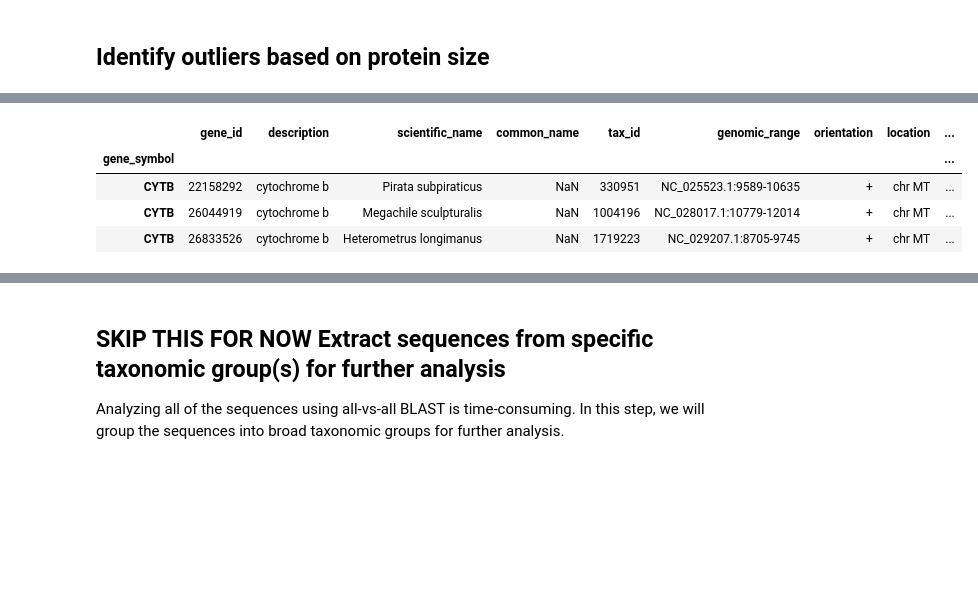
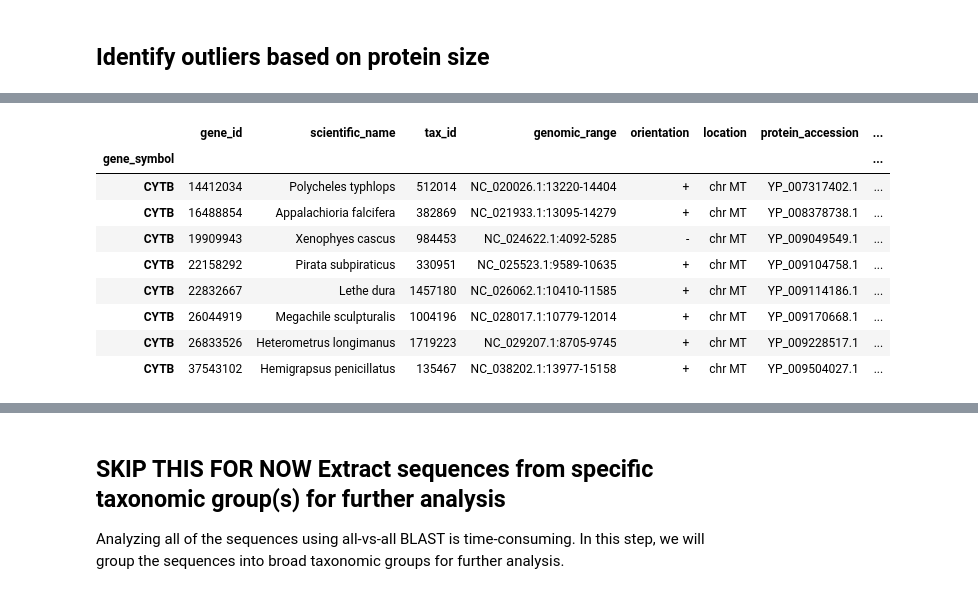
Before and after one commit to NCBI-Codeathons/Marker-Gene-Validator, a Jupyter notebook: marker_gene.ipynb, the cells around one changed output, grey strips where cells are left out. Cells and saved outputs as stored; diff of their text form; code cells hidden in the pictures; blank space fills up the shorter version.

```diff
--- a/marker_gene.ipynb
+++ b/marker_gene.ipynb
@@ -71,5 +88,6 @@ display(df.sort_values(by=['Count'], ascending=False))
 # %%
 pd.set_option('display.max_rows', 500)
 data_table_df = pd.read_csv(data_table, sep='\t', index_col=1)
+data_table_df.drop(['description', 'common_name', 'gene_type', 'transcript_accession', 'transcript_name', 'transcript_length', 'transcript_cds_coords', 'isoform_name'], axis=1, inplace=True)
 data_table_df.head(500)
 # %% [output]
@@ -111,10 +131,15 @@ data_table_df.plot(kind='bar', y='protein_length', figsize=(9,6))
 # %%
 #identify sequences outside of length range for analsysis
-wronglength = data_table_df.loc[(data_table_df['protein_length'] < 350) | (data_table_df['protein_length'] > 400)]
+wronglength = data_table_df.loc[(data_table_df['protein_length'] < 350) | (data_table_df['protein_length'] > 390)]
 wronglength
 # %% [output]
-|  | gene_id | description | scientific_name | common_name | tax_id | genomic_range | orientation | location | ... |
-| gene_symbol |  |  |  |  |  |  |  |  | ... |
-| CYTB | 22158292 | cytochrome b | Pirata subpiraticus | NaN | 330951 | NC_025523.1:9589-10635 | + | chr MT | ... |
-| CYTB | 26044919 | cytochrome b | Megachile sculpturalis | NaN | 1004196 | NC_028017.1:10779-12014 | + | chr MT | ... |
-| CYTB | 26833526 | cytochrome b | Heterometrus longimanus | NaN | 1719223 | NC_029207.1:8705-9745 | + | chr MT | ... |
+|  | gene_id | scientific_name | tax_id | genomic_range | orientation | location | protein_accession | ... |
+| gene_symbol |  |  |  |  |  |  |  | ... |
+| CYTB | 14412034 | Polycheles typhlops | 512014 | NC_020026.1:13220-14404 | + | chr MT | YP_007317402.1 | ... |
+| CYTB | 16488854 | Appalachioria falcifera | 382869 | NC_021933.1:13095-14279 | + | chr MT | YP_008378738.1 | ... |
+| CYTB | 19909943 | Xenophyes cascus | 984453 | NC_024622.1:4092-5285 | - | chr MT | YP_009049549.1 | ... |
+| CYTB | 22158292 | Pirata subpiraticus | 330951 | NC_025523.1:9589-10635 | + | chr MT | YP_009104758.1 | ... |
+| CYTB | 22832667 | Lethe dura | 1457180 | NC_026062.1:10410-11585 | + | chr MT | YP_009114186.1 | ... |
+| CYTB | 26044919 | Megachile sculpturalis | 1004196 | NC_028017.1:10779-12014 | + | chr MT | YP_009170668.1 | ... |
+| CYTB | 26833526 | Heterometrus longimanus | 1719223 | NC_029207.1:8705-9745 | + | chr MT | YP_009228517.1 | ... |
+| CYTB | 37543102 | Hemigrapsus penicillatus | 135467 | NC_038202.1:13977-15158 | + | chr MT | YP_009504027.1 | ... |
```
Also changed, not shown: parts of 36 cells of this notebook.
